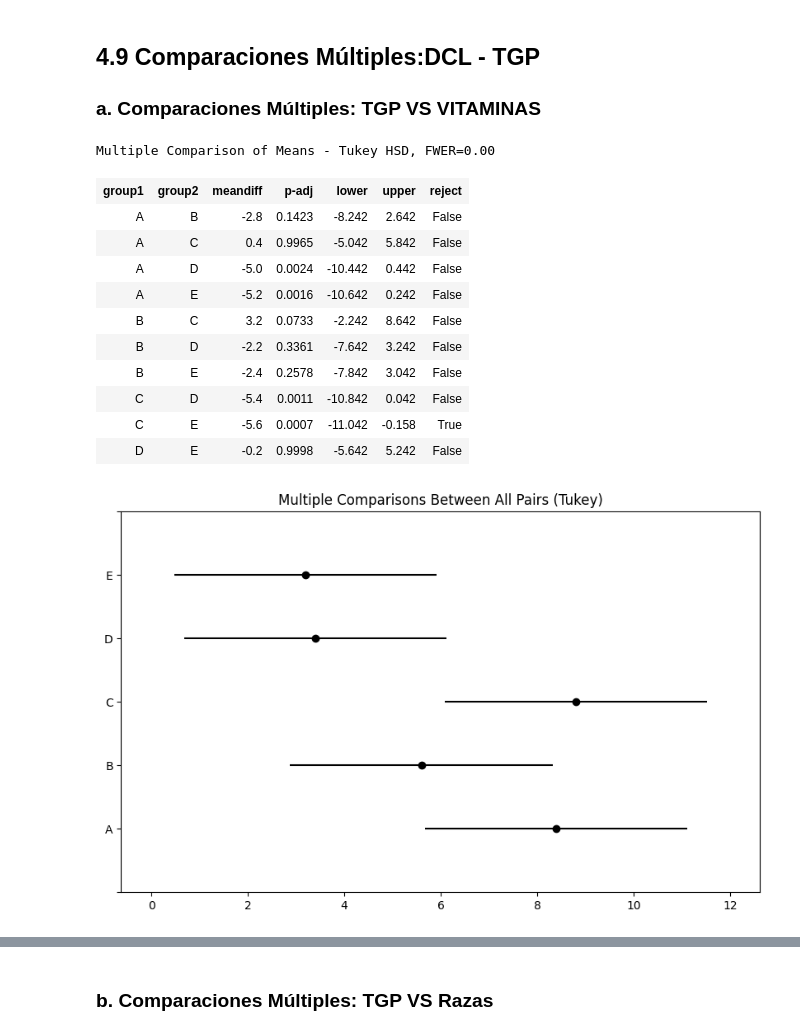
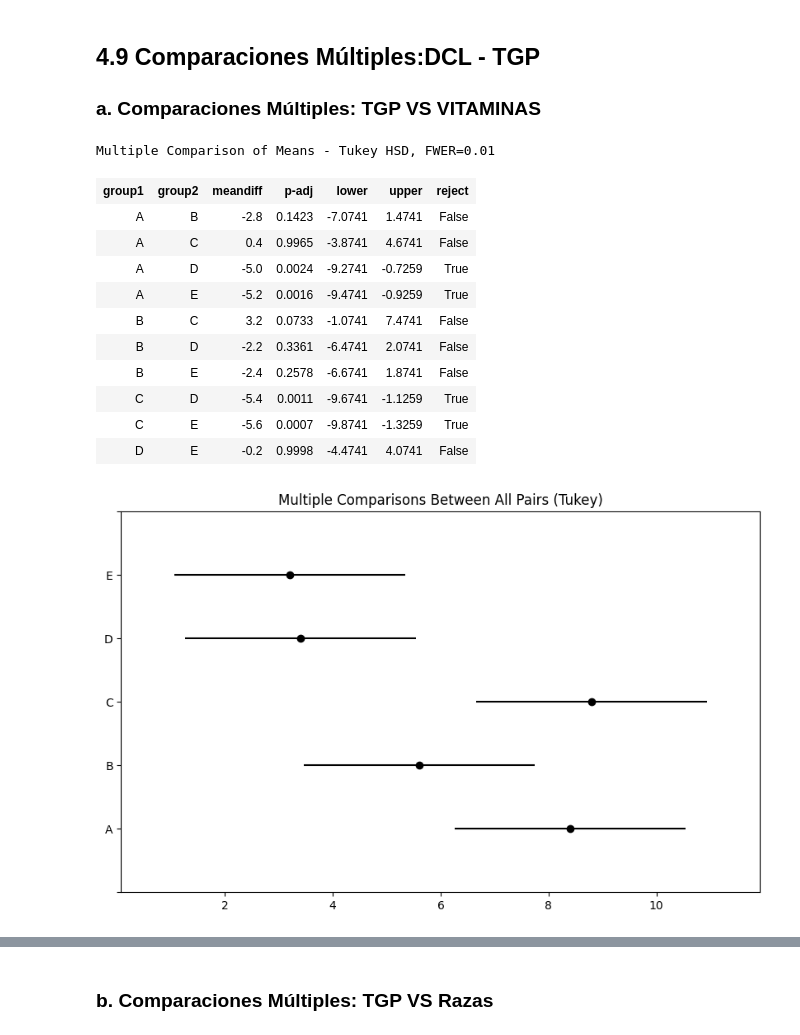
Before and after one commit to Alexcon19/Modelo-IA-Selecci-n-Fibra, a Jupyter notebook: CAMILO_NAUFFAL_TAREA_4_C_DOE_DCL_.ipynb, the cells around one changed output, grey strips where cells are left out. Drawn from its saved outputs; the diff is of its cells as text; code cells hidden in the pictures.

```diff
--- a/CAMILO_NAUFFAL_TAREA_4_C_DOE_DCL_.ipynb
+++ b/CAMILO_NAUFFAL_TAREA_4_C_DOE_DCL_.ipynb
@@ -178,23 +178,23 @@ Residual        52.96  16.0        NaN           NaN
 # %%
 ### **a. Comparaciones Múltiples: TRPQ VS CATALIZADORES**
 tukey = pairwise_tukeyhsd(endog=DCL["TRPQ"],     # Data
                           groups=DCL["CATALIZADORES"],   # Groups
-                          alpha=0.001)          # Significance level
+                          alpha=0.01)          # Significance level
 
 tukey.plot_simultaneous()    # Plot group confidence intervals
 #plt.vlines(x=200,ymin=-0.5,ymax=14.5, color="red")
 tukey.summary()
 # %% [output]
-Multiple Comparison of Means - Tukey HSD, FWER=0.00
+Multiple Comparison of Means - Tukey HSD, FWER=0.01
 | group1 | group2 | meandiff | p-adj | lower | upper | reject |
-| A | B | -2.8 | 0.1423 | -8.242 | 2.642 | False |
-| A | C | 0.4 | 0.9965 | -5.042 | 5.842 | False |
-| A | D | -5.0 | 0.0024 | -10.442 | 0.442 | False |
-| A | E | -5.2 | 0.0016 | -10.642 | 0.242 | False |
-| B | C | 3.2 | 0.0733 | -2.242 | 8.642 | False |
-| B | D | -2.2 | 0.3361 | -7.642 | 3.242 | False |
-| B | E | -2.4 | 0.2578 | -7.842 | 3.042 | False |
-| C | D | -5.4 | 0.0011 | -10.842 | 0.042 | False |
-| C | E | -5.6 | 0.0007 | -11.042 | -0.158 | True |
-| D | E | -0.2 | 0.9998 | -5.642 | 5.242 | False |
+| A | B | -2.8 | 0.1423 | -7.0741 | 1.4741 | False |
+| A | C | 0.4 | 0.9965 | -3.8741 | 4.6741 | False |
+| A | D | -5.0 | 0.0024 | -9.2741 | -0.7259 | True |
+| A | E | -5.2 | 0.0016 | -9.4741 | -0.9259 | True |
+| B | C | 3.2 | 0.0733 | -1.0741 | 7.4741 | False |
+| B | D | -2.2 | 0.3361 | -6.4741 | 2.0741 | False |
+| B | E | -2.4 | 0.2578 | -6.6741 | 1.8741 | False |
+| C | D | -5.4 | 0.0011 | -9.6741 | -1.1259 | True |
+| C | E | -5.6 | 0.0007 | -9.8741 | -1.3259 | True |
+| D | E | -0.2 | 0.9998 | -4.4741 | 4.0741 | False |
-[figure, old version]
+[figure, new version]
```
Also changed, not shown: parts of 1 cell of this notebook.
